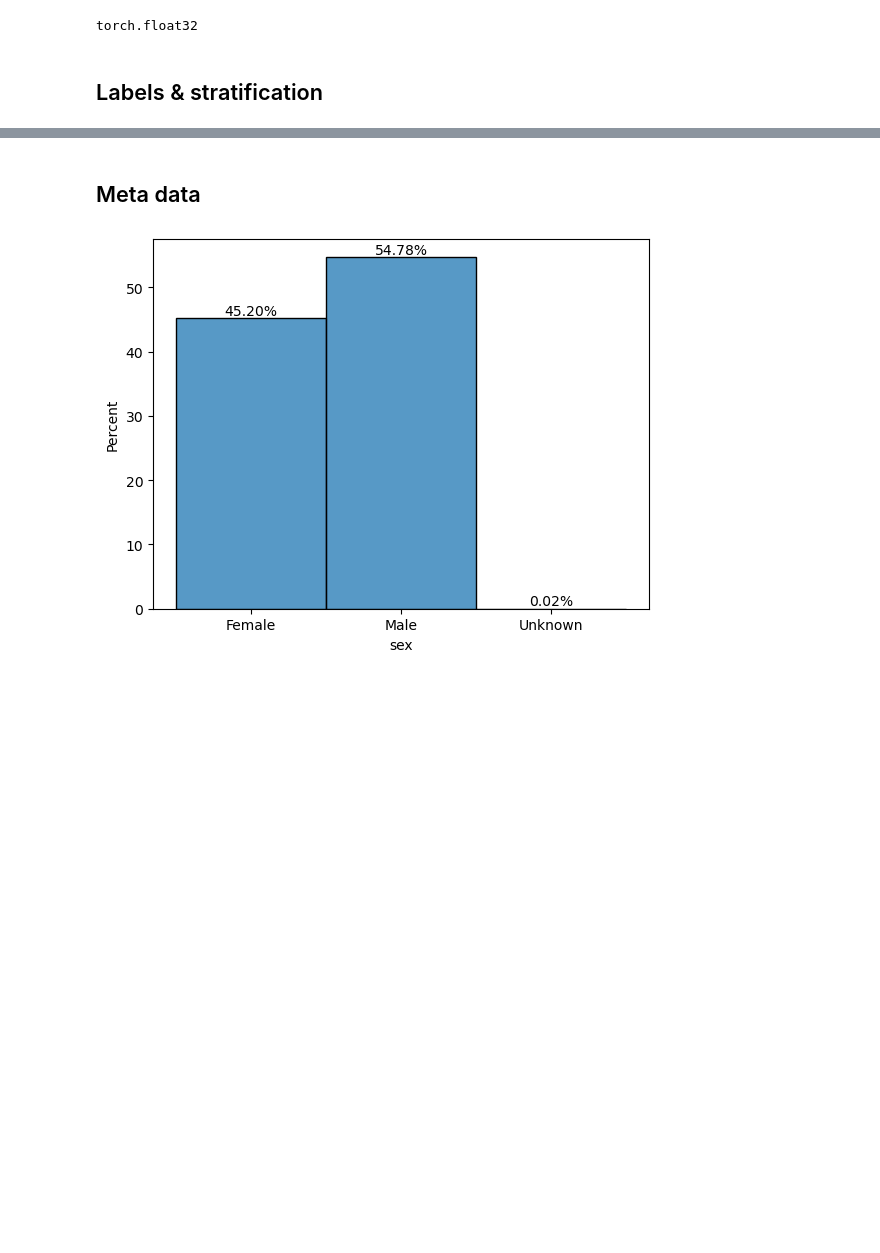
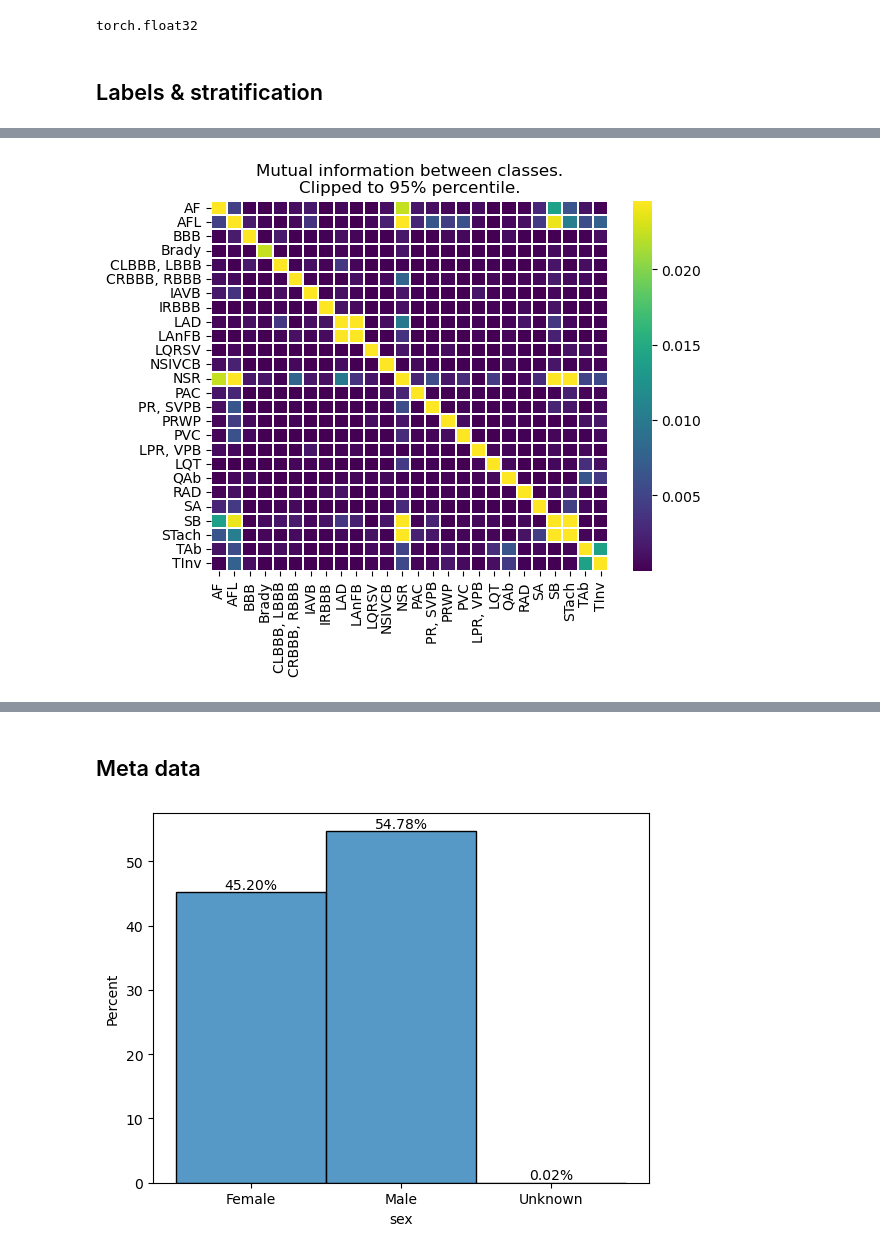
Before and after one commit to NabJa/scaling-ecg-models, a Jupyter notebook: notebooks/dataset_physionet.ipynb, the cells around one changed output, grey strips where cells are left out. Cells and saved outputs as stored; diff of their text form; code cells hidden in the pictures; blank space fills up the shorter version.

```diff
--- a/notebooks/dataset_physionet.ipynb
+++ b/notebooks/dataset_physionet.ipynb
@@ -143,3 +143,10 @@ plt.show()
+# %%
+plt.title("Mutual information between classes.\nClipped to 95% percentile.")
+corr = pd.DataFrame(pairwise_mi.clip(0, np.percentile(pairwise_mi, 95)), columns=class_labels, index=class_labels)
+sns.heatmap(corr, cmap="viridis", linewidths=0.01, linecolor="white", yticklabels=class_labels)
+plt.show()
+# %% [output]
+[figure, added]
 # %%
 df = dataset.meta.copy()
 df = df.reset_index()
```
Also changed, not shown: parts of 12 cells of this notebook.
